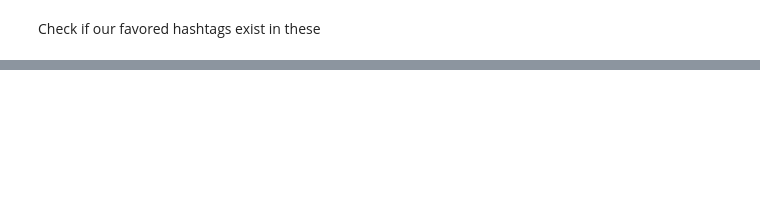
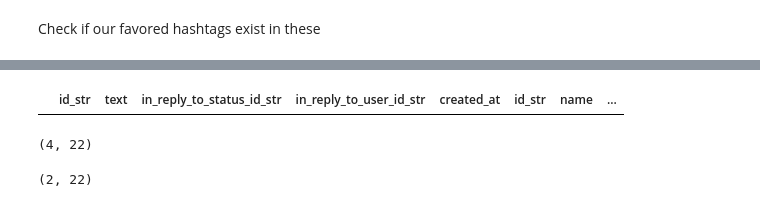
Before and after one commit to DoinGodsWork37/BigDataEngg, a Jupyter notebook: final_project/Final_countdown_tododooodooo.ipynb, the cells around one changed output, grey strips where cells are left out. Cells and saved outputs as stored; diff of their text form; code cells hidden in the pictures; blank space fills up the shorter version.

```diff
--- a/final_project/Final_countdown_tododooodooo.ipynb
+++ b/final_project/Final_countdown_tododooodooo.ipynb
@@ -98,11 +91,14 @@ all_hashtags = {
     "upenn": []
 }
 
-uc_favored_tags = ["uchicago", "uchearing", "uchicagostudents", "uchicagomedicine", "universityofchicago",
-                   "uchicagonsi", "uchicagotoday", "pritzkerschoolofmedicine", "uchicagoarts",
-                   "uofc", "uchicagoalumni","uchicagograham", "maroonmade", "uchicagompcs", "chicagobooth"]
+uc_favored_tags = ["uchicago", "uchearing", "universityofchicago", "pritzkerschoolofmedicine",
+                   "uofc", "maroonmade", "chicagobooth"]
 
-upenn_favored_tags = ["upenn", "penn", "uofpenn", "universityofpennsylvania"]
+upenn_favored_tags = ["upenn", "penn", "uofpenn", "universityofpennsylvania", "pennlaw"]
+
+nw_favored_tags = [""]
+
+ucla_favored_tags = ["uic"]
 # %%
 fields_to_keep = ["id_str",
                   "text",
@@ -266,5 +460,14 @@ def is_upenn_tweet(row):
     return False
 
 tmp_df["upenn_tweet"] = tmp_df["hashtags_cleaned"].apply(is_upenn_tweet)
+# %%
+def is_ucla_tweet(row):
+    for ftag in ucla_favored_tags:
+        for tag in row:
+            if ftag in tag:
+                return True
+    return False
+
+tmp_df["ucla_tweet"] = tmp_df["hashtags_cleaned"].apply(is_ucla_tweet)
 # %%
 tmp_df[tmp_df["uc_tweet"] == True]
@@ -273,3 +486,15 @@ tmp_df[tmp_df["upenn_tweet"] == True]
+# %%
+tmp_df[tmp_df["ucla_tweet"] == True]
+# %% [output]
+|  | id_str | text | in_reply_to_status_id_str | in_reply_to_user_id_str | created_at | id_str | name | ... |
+# %%
+display(
+    tmp_df[tmp_df["upenn_tweet"] == True].shape,
+    tmp_df[tmp_df["uc_tweet"] == True].shape
+)
+# %% [output]
+(4, 22)
+(2, 22)
 # %%
 # for hashlist in tmp_df["hashtags_cleaned"]:
 #     for tag in hashlist:
```
Also changed, not shown: parts of 19 cells of this notebook, 1 other file.
